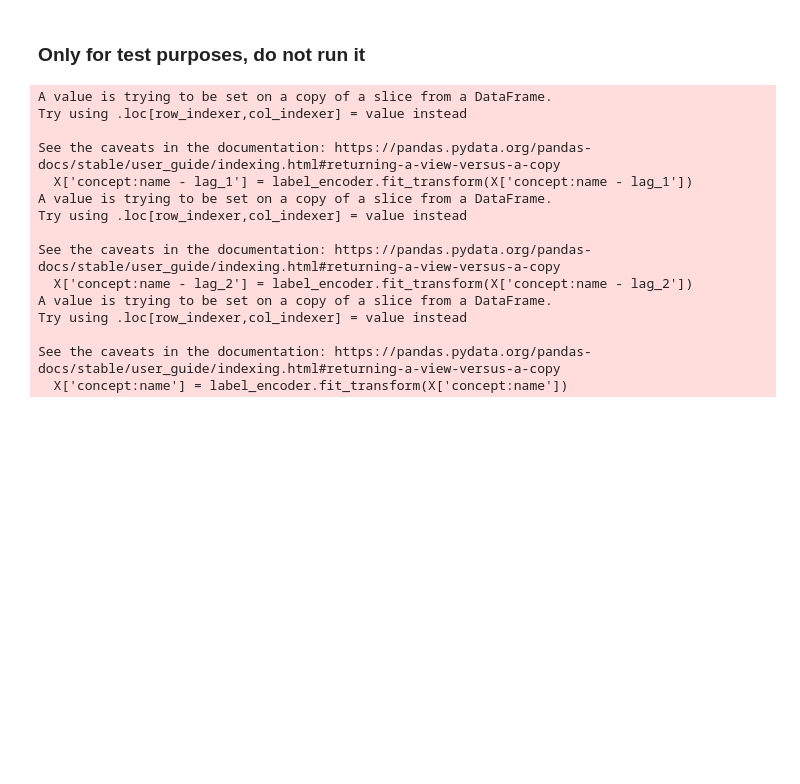
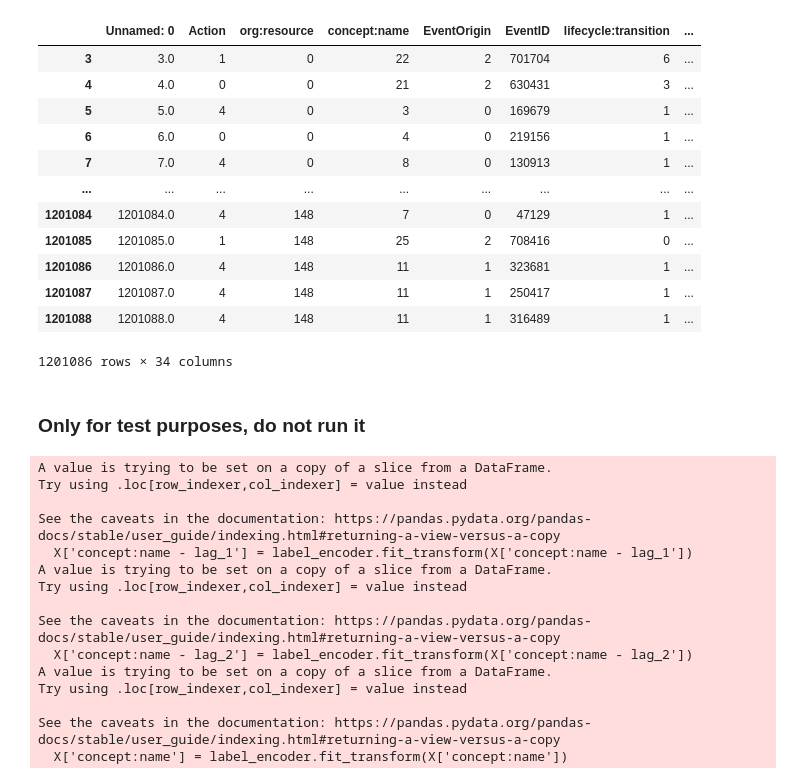
Before and after one commit to AlexRaudvee/Process_Mining_1, a Jupyter notebook: Sprint_2/RFC_train_test.ipynb, the cells around one changed output. Saved outputs shown, nothing was run; the diff lists cells and outputs as text; code cells hidden in the pictures; blank space fills up the shorter version.

```diff
--- a/Sprint_2/RFC_train_test.ipynb
+++ b/Sprint_2/RFC_train_test.ipynb
@@ -127,0 +143,16 @@ Nested Cross-Validation Accuracy: 0.8354
+# %%
+df_2017
+# %% [output]
+|  | Unnamed: 0 | Action | org:resource | concept:name | EventOrigin | EventID | lifecycle:transition | ... |
+| 3 | 3.0 | 1 | 0 | 22 | 2 | 701704 | 6 | ... |
+| 4 | 4.0 | 0 | 0 | 21 | 2 | 630431 | 3 | ... |
+| 5 | 5.0 | 4 | 0 | 3 | 0 | 169679 | 1 | ... |
+| 6 | 6.0 | 0 | 0 | 4 | 0 | 219156 | 1 | ... |
+| 7 | 7.0 | 4 | 0 | 8 | 0 | 130913 | 1 | ... |
+| ... | ... | ... | ... | ... | ... | ... | ... | ... |
+| 1201084 | 1201084.0 | 4 | 148 | 7 | 0 | 47129 | 1 | ... |
+| 1201085 | 1201085.0 | 1 | 148 | 25 | 2 | 708416 | 0 | ... |
+| 1201086 | 1201086.0 | 4 | 148 | 11 | 1 | 323681 | 1 | ... |
+| 1201087 | 1201087.0 | 4 | 148 | 11 | 1 | 250417 | 1 | ... |
+| 1201088 | 1201088.0 | 4 | 148 | 11 | 1 | 316489 | 1 | ... |
+1201086 rows × 34 columns
```
Also changed, not shown: parts of 11 cells of this notebook, 3 other files.
